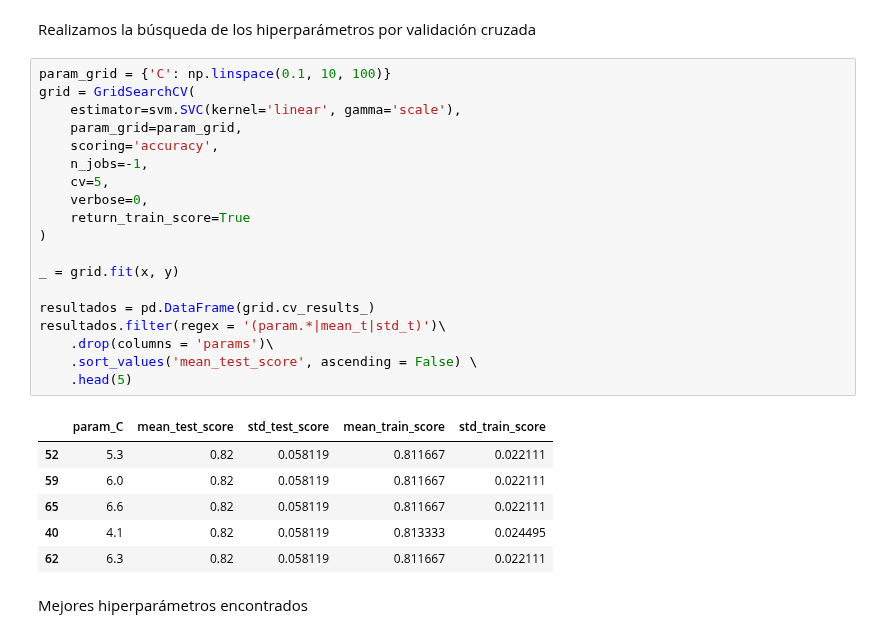
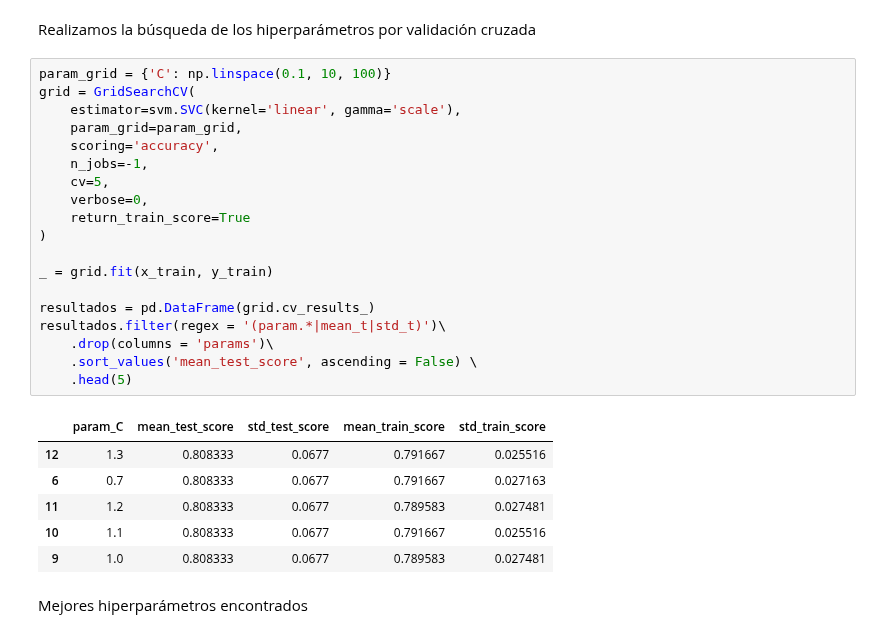
Before and after one commit to AlejandroVillasenor/MachineLearning, a Jupyter notebook: SVM/LinearSVM.ipynb, the cells around one changed output. Drawn from its saved outputs; the diff is of its cells as text.

```diff
--- a/SVM/LinearSVM.ipynb
+++ b/SVM/LinearSVM.ipynb
@@ -142,29 +142,29 @@ Realizamos la búsqueda de los hiperparámetros por validación cruzada
 # %%
 param_grid = {'C': np.linspace(0.1, 10, 100)}
 grid = GridSearchCV(
     estimator=svm.SVC(kernel='linear', gamma='scale'),
     param_grid=param_grid,
     scoring='accuracy',
     n_jobs=-1,
     cv=5,
     verbose=0,
     return_train_score=True
 )
 
-_ = grid.fit(x, y)
+_ = grid.fit(x_train, y_train)
 
 resultados = pd.DataFrame(grid.cv_results_)
 resultados.filter(regex = '(param.*|mean_t|std_t)')\
     .drop(columns = 'params')\
     .sort_values('mean_test_score', ascending = False) \
     .head(5)
 # %% [output]
 |  | param_C | mean_test_score | std_test_score | mean_train_score | std_train_score |
-| 52 | 5.3 | 0.82 | 0.058119 | 0.811667 | 0.022111 |
-| 59 | 6.0 | 0.82 | 0.058119 | 0.811667 | 0.022111 |
-| 65 | 6.6 | 0.82 | 0.058119 | 0.811667 | 0.022111 |
-| 40 | 4.1 | 0.82 | 0.058119 | 0.813333 | 0.024495 |
-| 62 | 6.3 | 0.82 | 0.058119 | 0.811667 | 0.022111 |
+| 12 | 1.3 | 0.808333 | 0.0677 | 0.791667 | 0.025516 |
+| 6 | 0.7 | 0.808333 | 0.0677 | 0.791667 | 0.027163 |
+| 11 | 1.2 | 0.808333 | 0.0677 | 0.789583 | 0.027481 |
+| 10 | 1.1 | 0.808333 | 0.0677 | 0.791667 | 0.025516 |
+| 9 | 1.0 | 0.808333 | 0.0677 | 0.789583 | 0.027481 |
 # %% [markdown]
 Mejores hiperparámetros encontrados
 # %%
```
Also changed, not shown: parts of 7 cells of this notebook.
